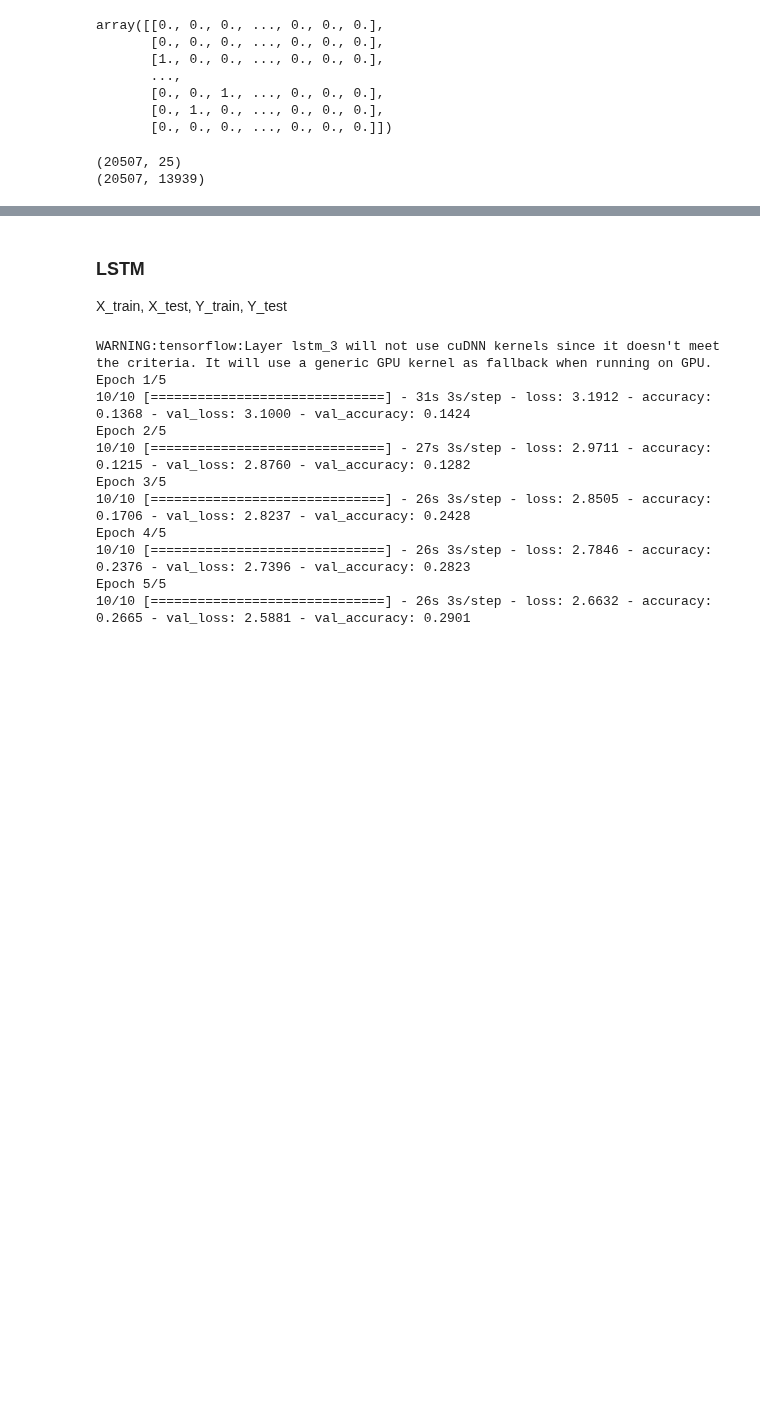
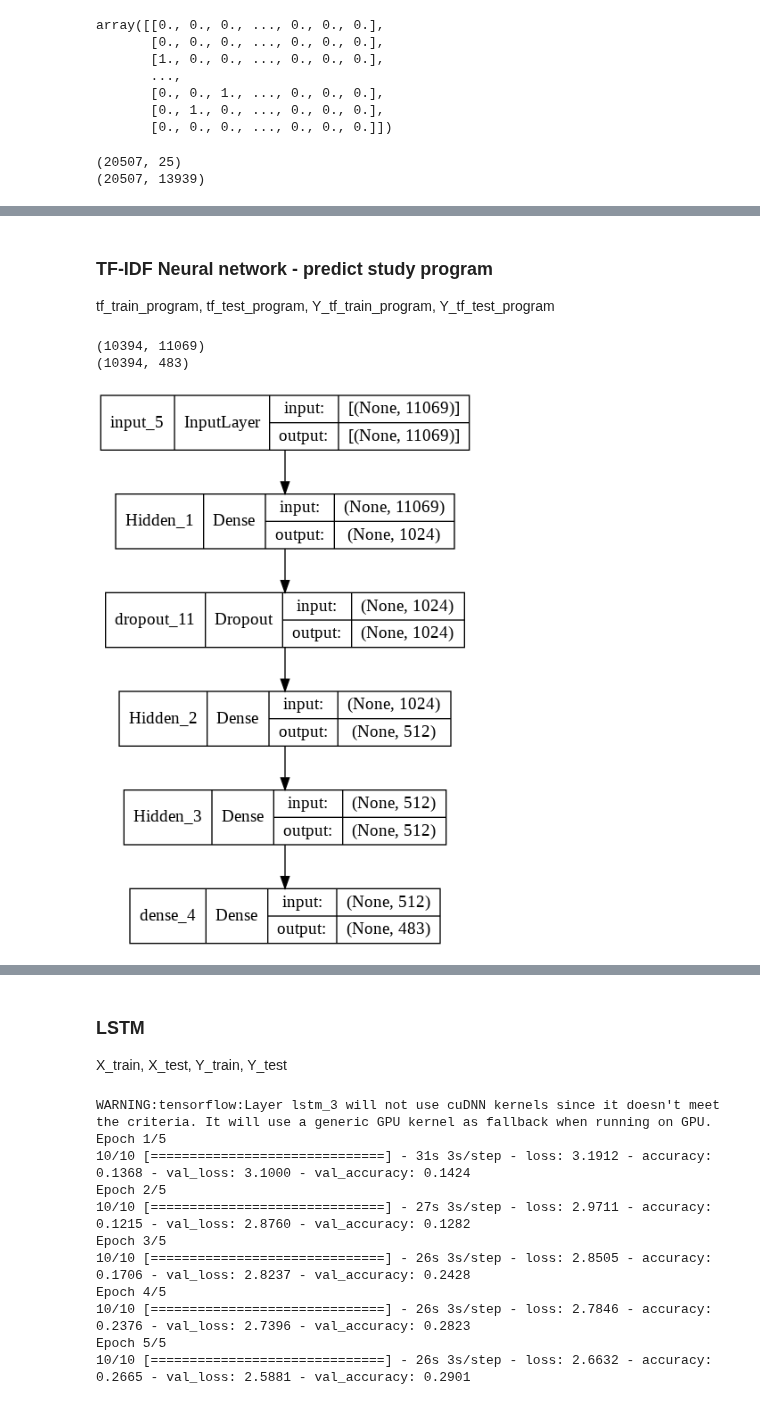
Before and after one commit to new5558/Chula-course-recommender-proof-of-concept, a Jupyter notebook: src/model.ipynb, the cells around one changed output, grey strips where cells are left out. Saved outputs shown, nothing was run; the diff lists cells and outputs as text; code cells hidden in the pictures; blank space fills up the shorter version.

Commit message:
feat: predict study program using tf-idf with neural network

```diff
--- a/src/model.ipynb
+++ b/src/model.ipynb
@@ -517,3 +524,11 @@ def identity_tokenizer(text):
 
 vectorizer = TfidfVectorizer(tokenizer=identity_tokenizer, lowercase=False, stop_words=stopwords)
 tf_idf = vectorizer.fit_transform(X_text_program)
+# %%
+from sklearn.preprocessing import MultiLabelBinarizer
+
+mlb = MultiLabelBinarizer()
+
+# One-hot encode data
+Y_program_nn = mlb.fit_transform(Y_program.values)
+Y_program_nn
@@ -520,7 +543,7 @@ tf_idf = vectorizer.fit_transform(X_text_program)
 # %%
 from sklearn.model_selection import train_test_split
 
-tf_train_program, tf_test_program, Y_tf_train_program, Y_tf_test_program = train_test_split(tf_idf, Y_program, test_size = 0.10, random_state = 42)
+tf_train_program, tf_test_program, Y_tf_train_program, Y_tf_test_program = train_test_split(tf_idf, Y_program_nn, test_size = 0.10, random_state = 42)
 # %% [markdown]
 ### TF-IDF - faculty predict
 # %%
@@ -896 +918,4 @@ Epoch 100/100
 <keras.callbacks.History at 0x...>
+# %% [markdown]
+### TF-IDF Neural network - predict study program
+tf_train_program, tf_test_program, Y_tf_train_program, Y_tf_test_program
@@ -896,0 +924,29 @@ Epoch 100/100
+# %%
+print(tf_train_program_nn.shape)
+print(Y_tf_train_program.shape)
+# %% [output]
+(10394, 11069)
+(10394, 483)
+# %%
+from keras.layers import Input
+from keras.layers import Dense
+from keras.layers import Dropout
+import tensorflow as tf
+from tensorflow.keras import regularizers
+
+input = Input(shape=(tf_train_program.shape[1], ))
+x = Dense(1024, activation="relu", name='Hidden_1')(input)
+x = Dropout(0.1)(x)
+x = Dense(512, activation="relu", name='Hidden_2')(x)
+# x = Dropout(0.1)(x)
+x = Dense(512, activation="relu", name='Hidden_3')(x)
+# x = Dropout(0.1)(x)
+output = Dense(Y_tf_train_program.shape[1], activation="sigmoid",)(x)
+
+model = tf.keras.Model(inputs=input, outputs=output, name="TF-IDF_NN")
+
+model.compile(loss='binary_crossentropy', optimizer=tf.keras.optimizers.Adam(learning_rate=1e-3), metrics=['accuracy'])
+# %%
+tf.keras.utils.plot_model(model, show_shapes=True)
+# %% [output]
+[figure, added]
```
Also changed, not shown: parts of 12 cells of this notebook.
